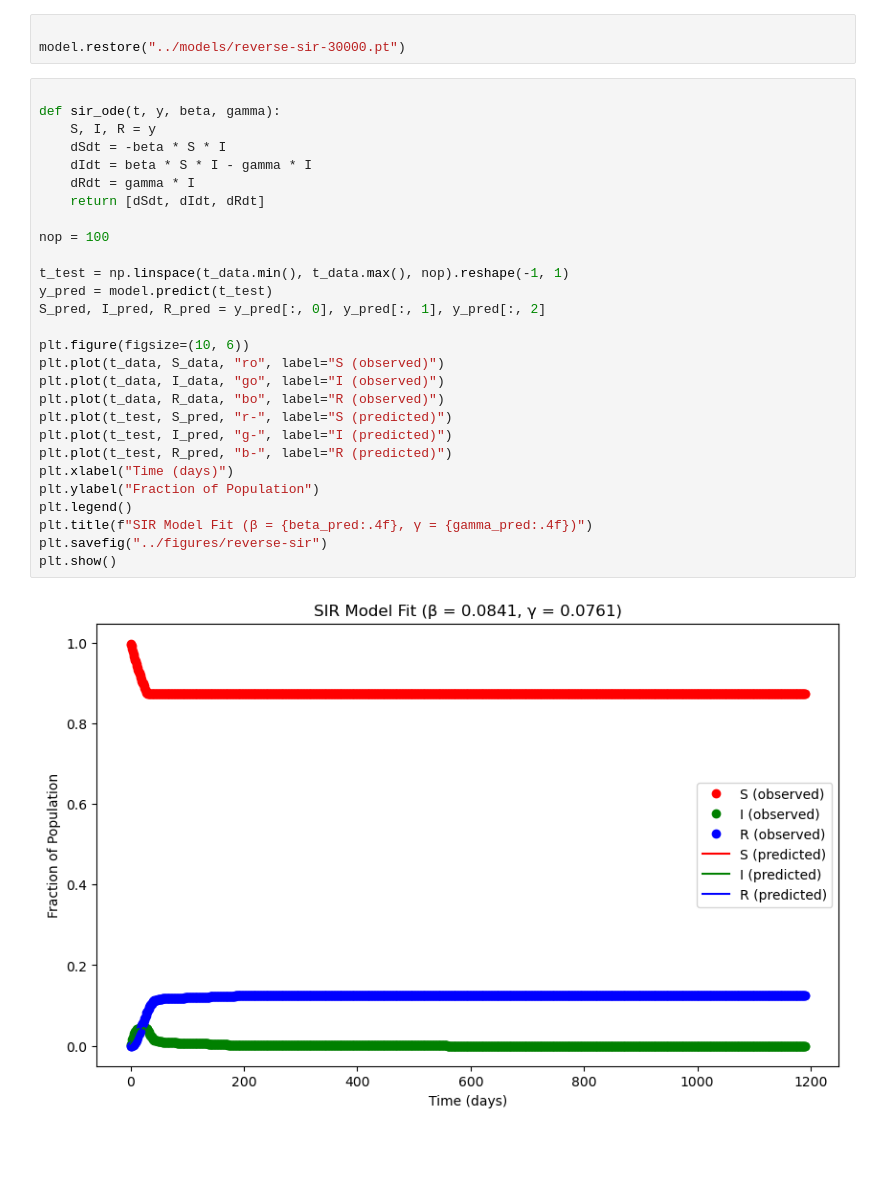
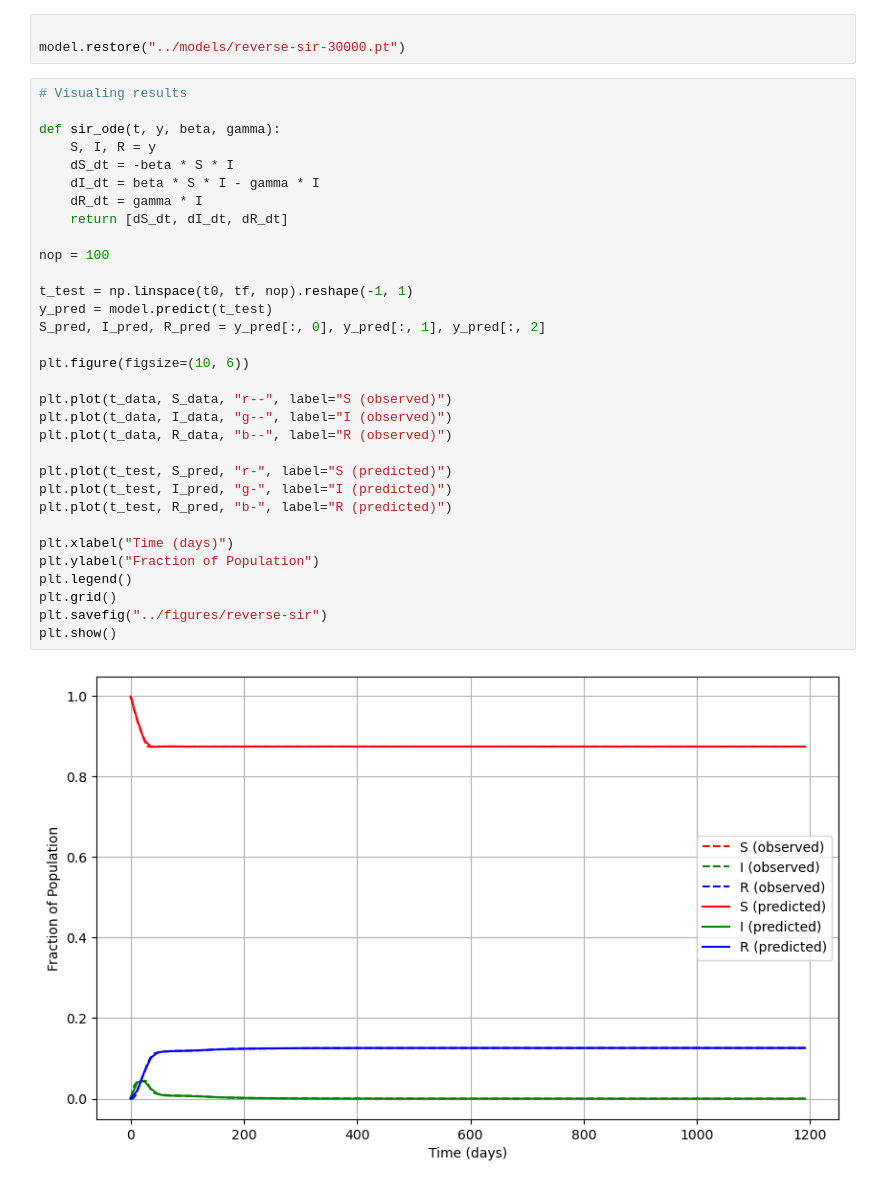
Before and after one commit to ginbar/iccsa2025_deepxde, a Jupyter notebook: examples/ReverseSIR.ipynb, the cells around one changed output. Cells and saved outputs as stored; diff of their text form; blank space fills up the shorter version.

```diff
--- a/examples/ReverseSIR.ipynb
+++ b/examples/ReverseSIR.ipynb
@@ -196,32 +196,36 @@ Learned parameters: beta = 0.0841, gamma = 0.0761
 
 model.restore("../models/reverse-sir-30000.pt")
 # %%
+# Visualing results
 
 def sir_ode(t, y, beta, gamma):
     S, I, R = y
-    dSdt = -beta * S * I
-    dIdt = beta * S * I - gamma * I
-    dRdt = gamma * I
-    return [dSdt, dIdt, dRdt]
+    dS_dt = -beta * S * I
+    dI_dt = beta * S * I - gamma * I
+    dR_dt = gamma * I
+    return [dS_dt, dI_dt, dR_dt]
 
 nop = 100
 
-t_test = np.linspace(t_data.min(), t_data.max(), nop).reshape(-1, 1)
+t_test = np.linspace(t0, tf, nop).reshape(-1, 1)
 y_pred = model.predict(t_test)
 S_pred, I_pred, R_pred = y_pred[:, 0], y_pred[:, 1], y_pred[:, 2]
 
 plt.figure(figsize=(10, 6))
-plt.plot(t_data, S_data, "ro", label="S (observed)")
-plt.plot(t_data, I_data, "go", label="I (observed)")
-plt.plot(t_data, R_data, "bo", label="R (observed)")
+
+plt.plot(t_data, S_data, "r--", label="S (observed)")
+plt.plot(t_data, I_data, "g--", label="I (observed)")
+plt.plot(t_data, R_data, "b--", label="R (observed)")
+
 plt.plot(t_test, S_pred, "r-", label="S (predicted)")
 plt.plot(t_test, I_pred, "g-", label="I (predicted)")
 plt.plot(t_test, R_pred, "b-", label="R (predicted)")
+
 plt.xlabel("Time (days)")
 plt.ylabel("Fraction of Population")
 plt.legend()
-plt.title(f"SIR Model Fit (β = {beta_pred:.4f}, γ = {gamma_pred:.4f})")
+plt.grid()
 plt.savefig("../figures/reverse-sir")
 plt.show()
 # %% [output]
-[figure, old version]
+[figure, new version]
```
Also changed, not shown: 2 other files.
